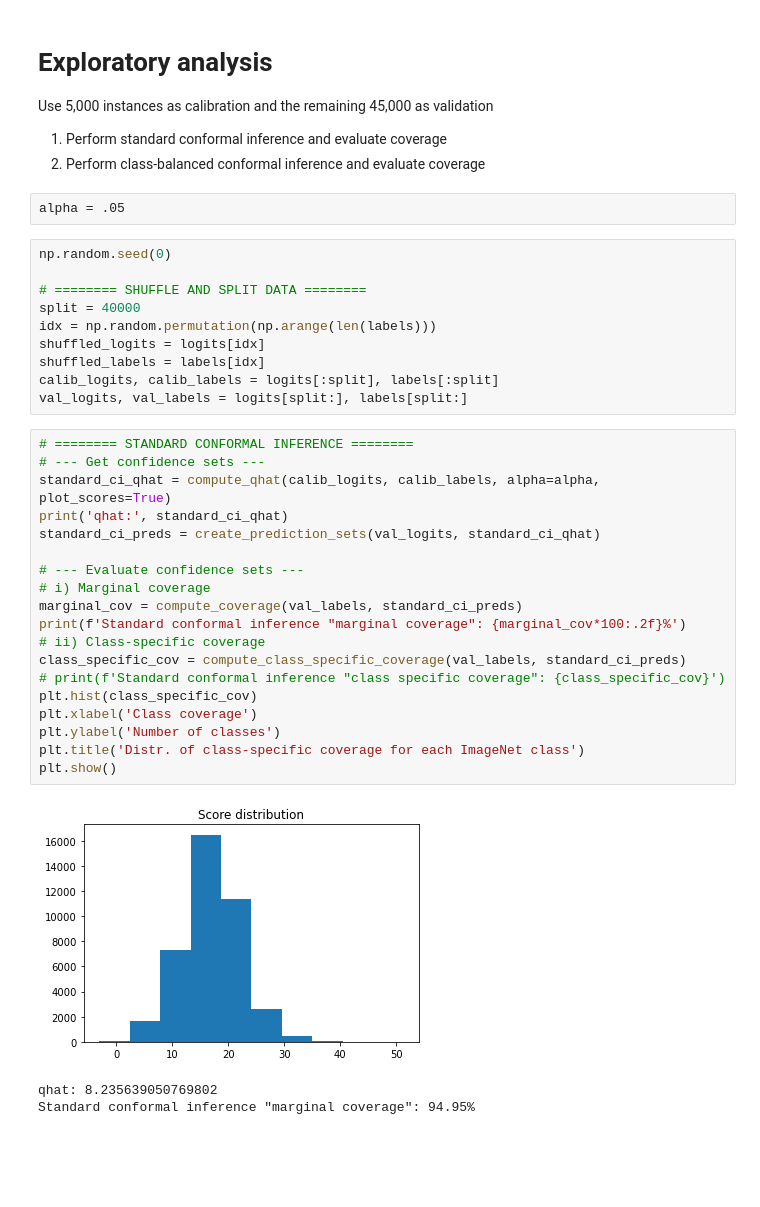
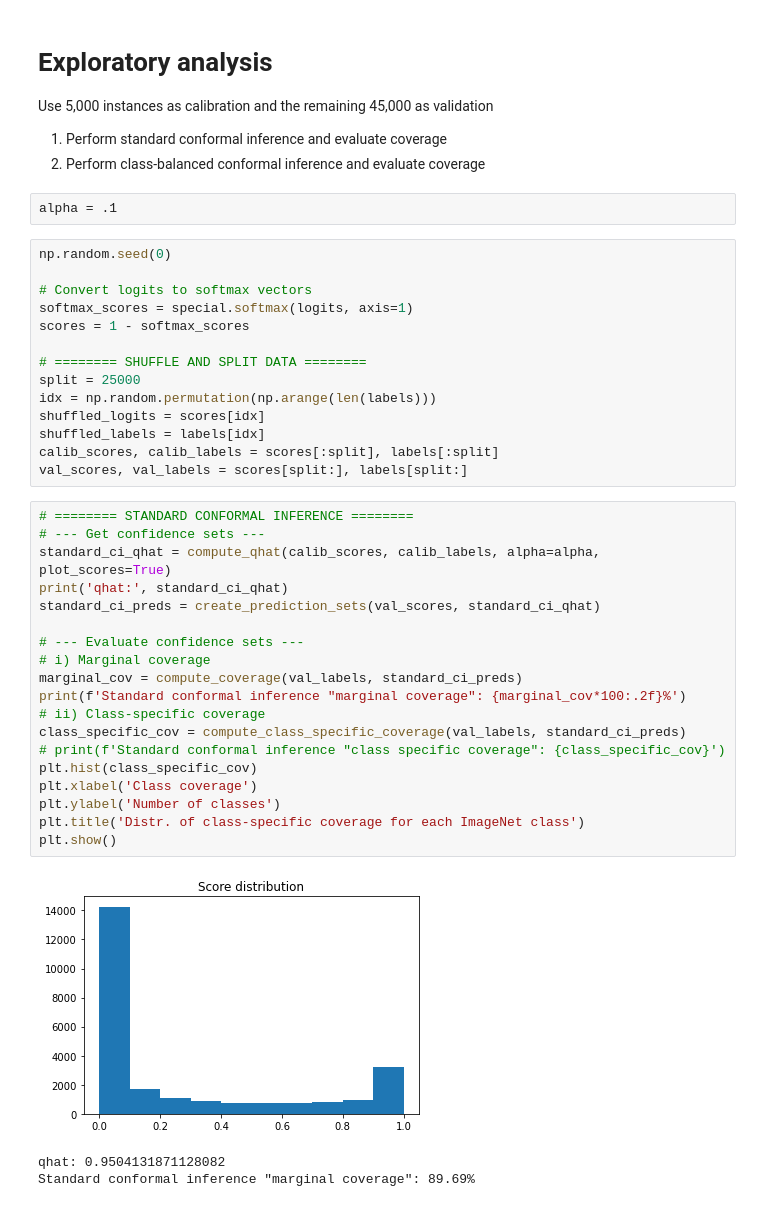
Before and after one commit to tiffanyding/empirical-bayes-conformal, a Jupyter notebook: imagenet_experiments.ipynb, the cells around one changed output. Saved outputs shown, nothing was run; the diff lists cells and outputs as text; blank space fills up the shorter version.

```diff
--- a/imagenet_experiments.ipynb
+++ b/imagenet_experiments.ipynb
@@ -62,37 +60,41 @@ Use 5,000 instances as calibration and the remaining 45,000 as validation
 1. Perform standard conformal inference and evaluate coverage
 2. Perform class-balanced conformal inference and evaluate coverage
 # %%
-alpha = .05
+alpha = .1
 # %%
 np.random.seed(0)
 
+# Convert logits to softmax vectors
+softmax_scores = special.softmax(logits, axis=1)
+scores = 1 - softmax_scores
+
 # ======== SHUFFLE AND SPLIT DATA ========
-split = 40000
+split = 25000
 idx = np.random.permutation(np.arange(len(labels)))
-shuffled_logits = logits[idx]
+shuffled_logits = scores[idx]
 shuffled_labels = labels[idx]
-calib_logits, calib_labels = logits[:split], labels[:split]
-val_logits, val_labels = logits[split:], labels[split:]
+calib_scores, calib_labels = scores[:split], labels[:split]
+val_scores, val_labels = scores[split:], labels[split:]
 # %%
 # ======== STANDARD CONFORMAL INFERENCE ========
 # --- Get confidence sets ---
-standard_ci_qhat = compute_qhat(calib_logits, calib_labels, alpha=alpha, plot_scores=True)
+standard_ci_qhat = compute_qhat(calib_scores, calib_labels, alpha=alpha, plot_scores=True)
 print('qhat:', standard_ci_qhat)
-standard_ci_preds = create_prediction_sets(val_logits, standard_ci_qhat)
+standard_ci_preds = create_prediction_sets(val_scores, standard_ci_qhat)
 
 # --- Evaluate confidence sets ---
 # i) Marginal coverage
 marginal_cov = compute_coverage(val_labels, standard_ci_preds)
 print(f'Standard conformal inference "marginal coverage": {marginal_cov*100:.2f}%')
 # ii) Class-specific coverage
 class_specific_cov = compute_class_specific_coverage(val_labels, standard_ci_preds)
 # print(f'Standard conformal inference "class specific coverage": {class_specific_cov}')
 plt.hist(class_specific_cov)
 plt.xlabel('Class coverage')
 plt.ylabel('Number of classes')
 plt.title('Distr. of class-specific coverage for each ImageNet class')
 plt.show()
 # %% [output]
-[figure, old version]
+[figure, new version]
-qhat: 8.235639050769802
-Standard conformal inference "marginal coverage": 94.95%
+qhat: 0.9504131871128082
+Standard conformal inference "marginal coverage": 89.69%
```
Also changed, not shown: parts of 15 cells of this notebook, 2 other files.
